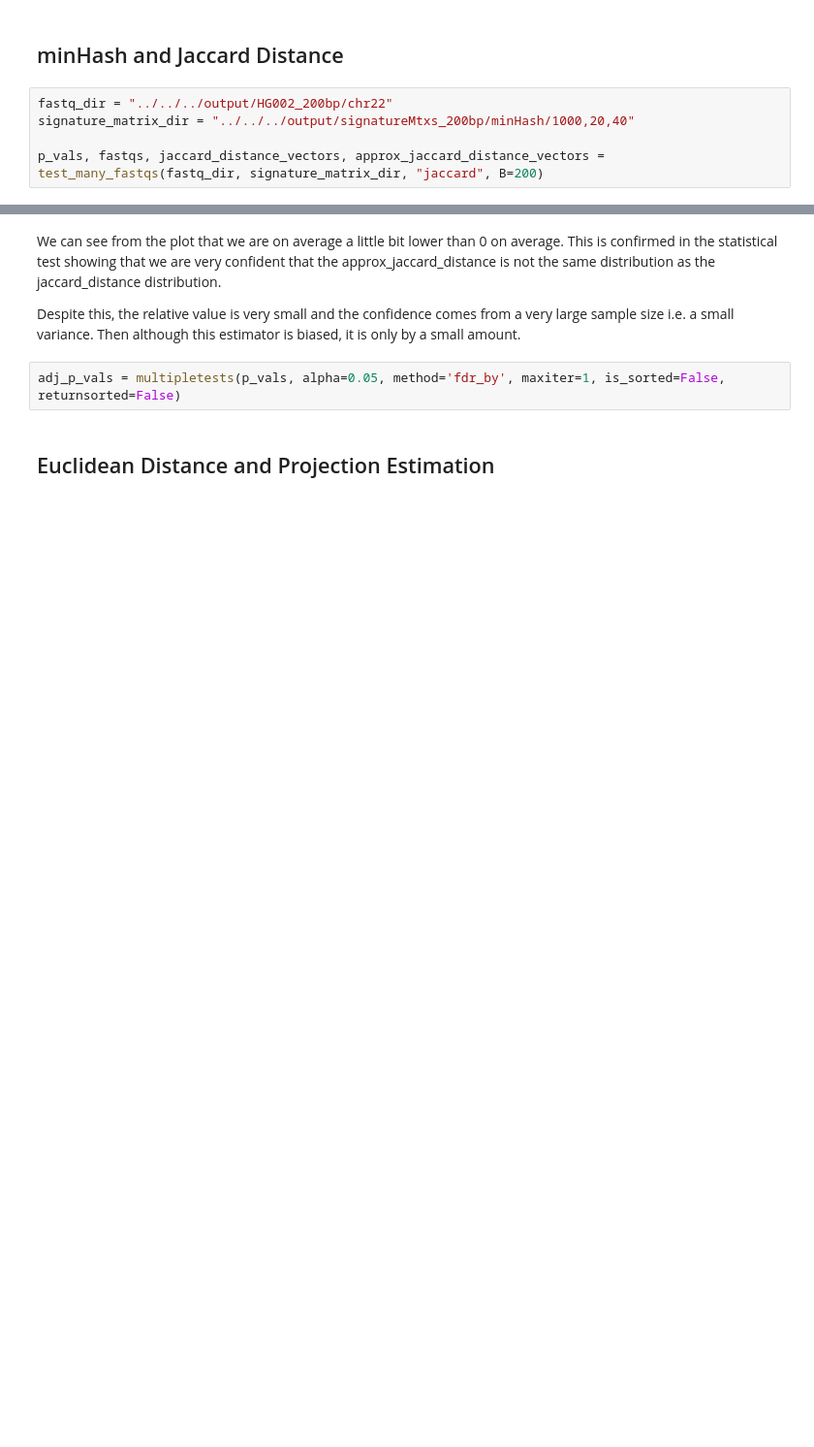
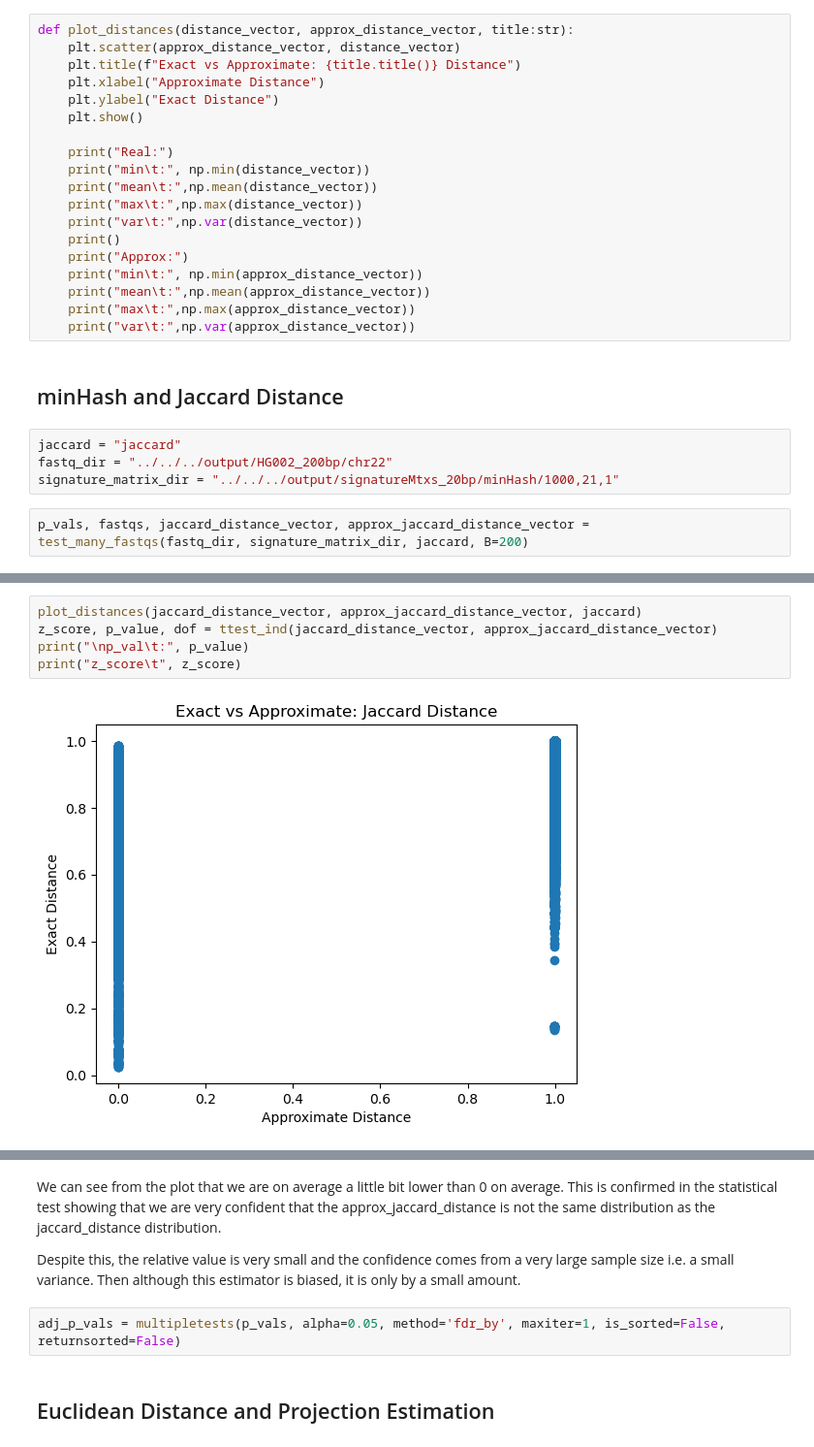
Before and after one commit to WillardFord/sv_merge, a Jupyter notebook: scripts/readFiltering/analysis/testDistances.ipynb, the cells around one changed output, grey strips where cells are left out. Shown: that part at 97% size. Cells and saved outputs as stored; diff of their text form; blank space fills up the shorter version.

```diff
--- a/scripts/readFiltering/analysis/testDistances.ipynb
+++ b/scripts/readFiltering/analysis/testDistances.ipynb
@@ -180,7 +192,27 @@ def test_many_fastqs(fastq_dir, matrix_dir, filter_type, B = 100):
+# %%
+def plot_distances(distance_vector, approx_distance_vector, title:str):
+    plt.scatter(approx_distance_vector, distance_vector)
+    plt.title(f"Exact vs Approximate: {title.title()} Distance")
+    plt.xlabel("Approximate Distance")
+    plt.ylabel("Exact Distance")
+    plt.show()
+
+    print("Real:")
+    print("min\t:", np.min(distance_vector))
+    print("mean\t:",np.mean(distance_vector))
+    print("max\t:",np.max(distance_vector))
+    print("var\t:",np.var(distance_vector))
+    print()
+    print("Approx:")
+    print("min\t:", np.min(approx_distance_vector))
+    print("mean\t:",np.mean(approx_distance_vector))
+    print("max\t:",np.max(approx_distance_vector))
+    print("var\t:",np.var(approx_distance_vector))
 # %% [markdown]
 ## minHash and Jaccard Distance
+# %%
+jaccard = "jaccard"
+fastq_dir = "../../../output/HG002_200bp/chr22"
+signature_matrix_dir = "../../../output/signatureMtxs_20bp/minHash/1000,21,1"
 # %%
-fastq_dir = "../../../output/HG002_200bp/chr22"
-signature_matrix_dir = "../../../output/signatureMtxs_200bp/minHash/1000,20,40"
-
-p_vals, fastqs, jaccard_distance_vectors, approx_jaccard_distance_vectors = test_many_fastqs(fastq_dir, signature_matrix_dir, "jaccard", B=200)
+p_vals, fastqs, jaccard_distance_vector, approx_jaccard_distance_vector = test_many_fastqs(fastq_dir, signature_matrix_dir, jaccard, B=200)
@@ -239,0 +221,7 @@ ttest_ind(difs, [0 for _ in range(len(difs))])
+# %%
+plot_distances(jaccard_distance_vector, approx_jaccard_distance_vector, jaccard)
+z_score, p_value, dof = ttest_ind(jaccard_distance_vector, approx_jaccard_distance_vector)
+print("\np_val\t:", p_value)
+print("z_score\t", z_score)
+# %% [output]
+[figure, added]
```
Also changed, not shown: parts of 15 cells of this notebook, 7 other files.
